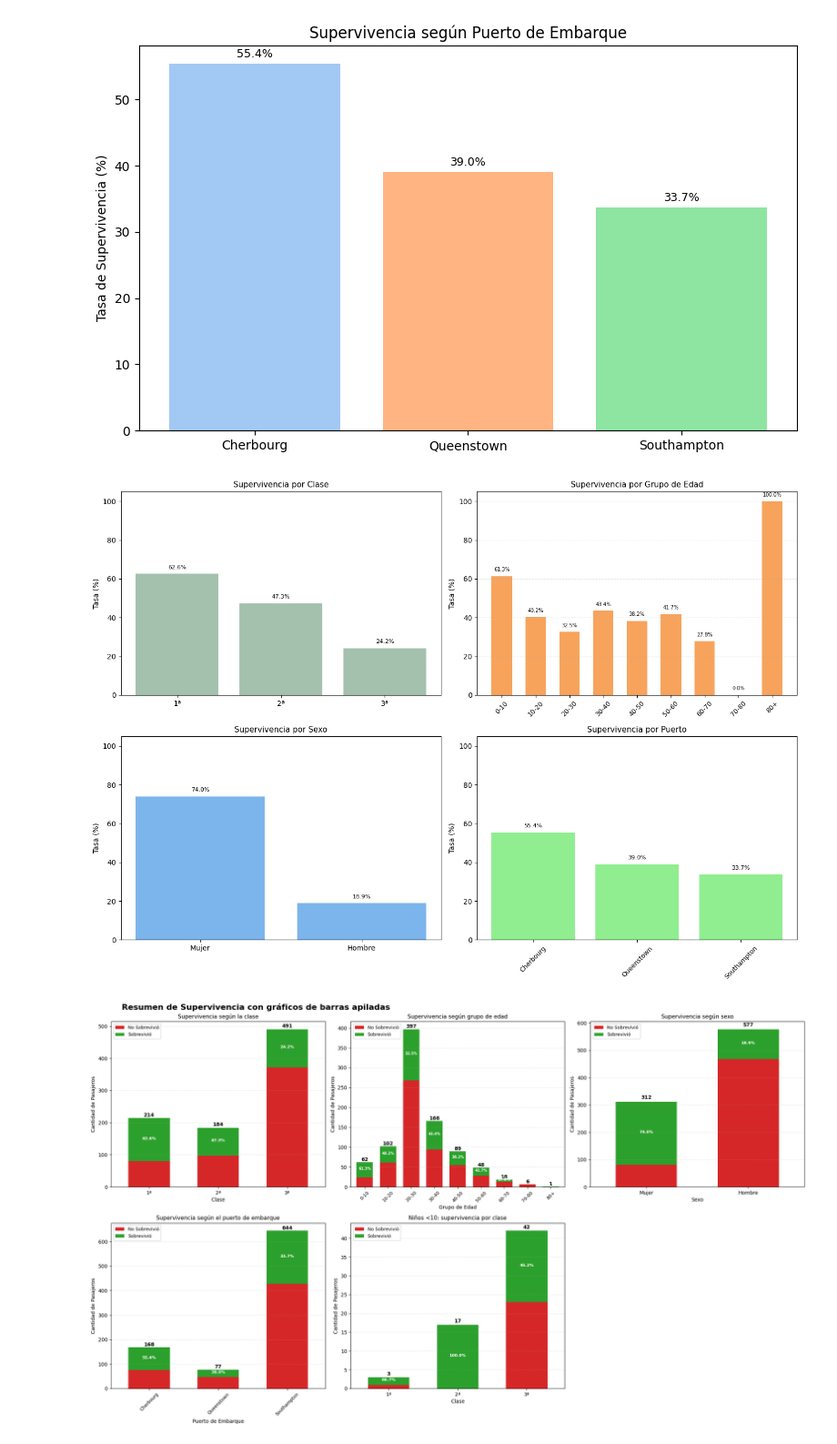
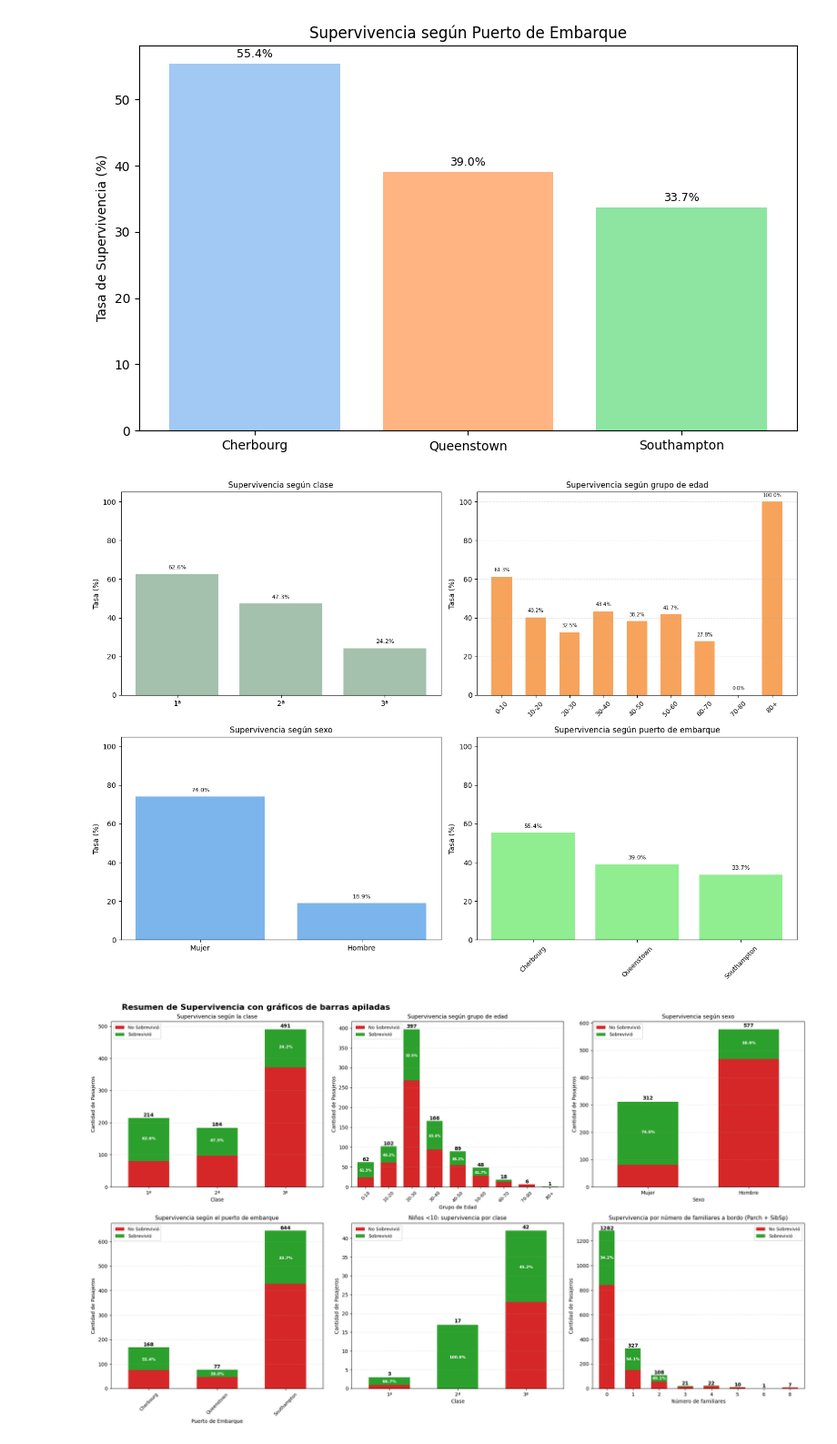
Before and after one commit to maria-enc/portfolio-datos, a Jupyter notebook: titanic/analisis_titanic.ipynb, the cells around one changed output. Shown at 91% size. Drawn from its saved outputs; the diff is of its cells as text; code cells hidden in the pictures.

Commit message:
Corrección gráficas de las figuras e inclusión de la que faltaba. Modificación conclusiones en cuanto a número de familiares

```diff
--- a/titanic/analisis_titanic.ipynb
+++ b/titanic/analisis_titanic.ipynb
@@ -627,7 +644,7 @@ sex_counts = df['Sex'].value_counts()
 
 # Gráfico 1: Por Clase
 axes[0, 0].bar(survival_by_pclass.index, survival_by_pclass.values, color='#a3c1ad')
-axes[0, 0].set_title('Supervivencia por Clase', fontsize=11)
+axes[0, 0].set_title('Supervivencia según clase', fontsize=11)
 axes[0, 0].set_ylabel('Tasa (%)', fontsize=10)
 axes[0, 0].set_xticks([1, 2, 3])
 axes[0, 0].set_xticklabels(['1ª', '2ª', '3ª'])
@@ -637,7 +654,7 @@ for i, (idx, v) in enumerate(survival_by_pclass.items()):
 
 # Gráfico 2: Por Edad
 axes[0, 1].bar(range(len(survival_by_age)), survival_by_age.values, color='#f7a35c', width=0.6)
-axes[0, 1].set_title('Supervivencia por Grupo de Edad', fontsize=11)
+axes[0, 1].set_title('Supervivencia según grupo de edad', fontsize=11)
 axes[0, 1].set_ylabel('Tasa (%)', fontsize=10)
 axes[0, 1].set_xticks(range(len(survival_by_age)))
 axes[0, 1].set_xticklabels(survival_by_age.index, rotation=45, fontsize=9)
@@ -649,7 +666,7 @@ for i, v in enumerate(survival_by_age.values):
 # Gráfico 3: Por Sexo (CORREGIDO - anotaciones y mejor etiquetado)
 sex_labels_map = {'male': 'Hombre', 'female': 'Mujer', 'M': 'Hombre', 'F': 'Mujer'}
 axes[1, 0].bar(range(len(survival_by_sex)), survival_by_sex.values, color='#7cb5ec')
-axes[1, 0].set_title('Supervivencia por Sexo', fontsize=11)
+axes[1, 0].set_title('Supervivencia según sexo', fontsize=11)
 axes[1, 0].set_ylabel('Tasa (%)', fontsize=10)
 axes[1, 0].set_xticks(range(len(survival_by_sex)))
 axes[1, 0].set_xticklabels([sex_labels_map.get(str(idx), str(idx)) for idx in survival_by_sex.index])
@@ -660,7 +677,7 @@ for i, (sex_key, v) in enumerate(survival_by_sex.items()):
 # Gráfico 4: Por Puerto
 embarked_labels = {'C': 'Cherbourg', 'Q': 'Queenstown', 'S': 'Southampton'}
 axes[1, 1].bar(range(len(survival_by_embarked)), survival_by_embarked.values, color='#90ee90')
-axes[1, 1].set_title('Supervivencia por Puerto', fontsize=11)
+axes[1, 1].set_title('Supervivencia según puerto de embarque', fontsize=11)
 axes[1, 1].set_ylabel('Tasa (%)', fontsize=10)
 axes[1, 1].set_xticks(range(len(survival_by_embarked)))
 axes[1, 1].set_xticklabels([embarked_labels.get(idx, idx) for idx in survival_by_embarked.index], rotation=45, fontsize=9)
@@ -673,7 +690,7 @@ plt.tight_layout()
 plt.savefig('supervivencia_titanic.png', dpi=300, bbox_inches='tight')
 plt.show()
 # %% [output]
-[figure, old version]
+[figure, new version]
 # %%
 # Nueva figura con gráficos de barras apiladas: clase, edad, sexo, puerto y niños <10
 fig, axes = plt.subplots(2, 3, figsize=(20, 12))  # 2 filas, 3 columnas
@@ -711,10 +728,10 @@ axes[0,1].legend(['No Sobrevivió','Sobrevivió'], loc='upper left', fontsize=9)
 axes[0,1].grid(axis='y', alpha=0.3, linestyle='--')
 for i,(idx,row) in enumerate(age_survival.iterrows()):
     total=row.sum(); muertos=row[0]; sobrevivientes=row[1]
-    pct=(sobrevivientes/total*100)
+    pct=(sobrevivientes/total*100) if total>30 else 0
     axes[0,1].text(i,total+3,f"{int(total)}",ha='center',fontsize=10,fontweight='bold')
-    if sobrevivientes>0:
-        axes[0,1].text(i,muertos+sobrevivientes/2,f"{pct:.1f}%",ha='center',fontsize=7,color='white',fontweight='bold')
+    if sobrevivientes>0 and pct>0:
+        axes[0,1].text(i,muertos+sobrevivientes/2-5,f"{pct:.1f}%",ha='center',fontsize=7,color='white',fontweight='bold')
 
 # Gráfico 3: Barras apiladas por Sexo
 sex_labels_map={'male':'Hombre','female':'Mujer','M':'Hombre','F':'Mujer'}
@@ -729,7 +746,7 @@ axes[0,2].grid(axis='y',alpha=0.3,linestyle='--')
 for i,(idx,row) in enumerate(sex_survival.iterrows()):
     total=row.sum(); muertos=row[0]; sobrevivientes=row[1]
     pct=(sobrevivientes/total*100)
-    axes[0,2].text(i,total+10,f"{int(total)}",ha='center',fontsize=10,fontweight='bold')
+    axes[0,2].text(i,total+8,f"{int(total)}",ha='center',fontsize=10,fontweight='bold')
     axes[0,2].text(i,muertos+sobrevivientes/2,f"{pct:.1f}%",ha='center',fontsize=8,color='white',fontweight='bold')
 
 # Gráfico 4: Barras apiladas por Puerto
@@ -741,38 +758,57 @@ axes[1,0].set_ylabel('Cantidad de Pasajeros',fontsize=10)
 axes[1,0].set_xlabel('Puerto de Embarque',fontsize=10)
 axes[1,0].set_xticklabels([embarked_labels.get(idx,idx) for idx in embarked_survival.index],rotation=45,fontsize=9)
 axes[1,0].legend(['No Sobrevivió','Sobrevivió'],loc='upper left',fontsize=9)
 axes[1,0].grid(axis='y',alpha=0.3,linestyle='--')
 for i,(idx,row) in enumerate(embarked_survival.iterrows()):
     total=row.sum(); muertos=row[0]; sobrevivientes=row[1]
     pct=(sobrevivientes/total*100)
     axes[1,0].text(i,total+5,f"{int(total)}",ha='center',fontsize=10,fontweight='bold')
-    axes[1,0].text(i,muertos+sobrevivientes/2,f"{pct:.1f}%",ha='center',fontsize=8,color='white',fontweight='bold')
+    axes[1,0].text(i,muertos+sobrevivientes/2-8,f"{pct:.1f}%",ha='center',fontsize=8,color='white',fontweight='bold')
 
 # Gráfico 5: Niños <10 supervivencia por clase
 children=df[df['Age']<10]
 child_survival=pd.crosstab(children['Pclass'],children['Survived'],margins=False)
 child_survival.plot(kind='bar',stacked=True,ax=axes[1,1],color=[color_murio,color_sobrevivio],width=0.6)
 axes[1,1].set_title('Niños <10: supervivencia por clase',fontsize=11)
 axes[1,1].set_ylabel('Cantidad de Pasajeros',fontsize=10)
 axes[1,1].set_xlabel('Clase',fontsize=10)
 axes[1,1].set_xticklabels(['1ª','2ª','3ª'],rotation=0)
 axes[1,1].legend(['No Sobrevivió','Sobrevivió'],loc='upper left',fontsize=9)
 axes[1,1].grid(axis='y',alpha=0.3,linestyle='--')
 for i,(idx,row) in enumerate(child_survival.iterrows()):
     total=row.sum(); muertos=row[0]; sobrevivientes=row[1]
     pct=(sobrevivientes/total*100) if total>0 else 0
     axes[1,1].text(i,total+0.5,f"{int(total)}",ha='center',fontsize=10,fontweight='bold')
-    axes[1,1].text(i,muertos+sobrevivientes/2,f"{pct:.1f}%",ha='center',fontsize=8,color='white',fontweight='bold')
+    axes[1,1].text(i,muertos+sobrevivientes/2-0.5,f"{pct:.1f}%",ha='center',fontsize=8,color='white',fontweight='bold')
 
-# ocultar eje sobrante
-axes[1,2].axis('off')
+# Gráfico 6: Supervivencia por número de familiares a bordo (Parch + SibSp)
+parch_survival=pd.crosstab(df['Parch'],df['Survived'],margins=False)
+sibsp_survival=pd.crosstab(df['SibSp'],df['Survived'],margins=False)
+family_survival=parch_survival.add(sibsp_survival, fill_value=0)
+family_survival.plot(kind='bar',stacked=True,ax=axes[1,2],color=[color_murio,color_sobrevivio],width=0.6)
+axes[1,2].set_title('Supervivencia por número de familiares a bordo (Parch + SibSp)',fontsize=11)
+axes[1,2].set_ylabel('Cantidad de Pasajeros',fontsize=10)
+axes[1,2].set_xlabel('Número de familiares',fontsize=10)
+axes[1,2].set_xticks(range(len(family_survival.index)))
+axes[1,2].set_xticklabels(family_survival.index, rotation=0)
+axes[1,2].legend(['No Sobrevivió','Sobrevivió'],loc='upper right',fontsize=9)
+axes[1,2].grid(axis='y',alpha=0.3,linestyle='--')
+for i,(idx,row) in enumerate(family_survival.iterrows()):
+    total=row.sum(); muertos=row[0]; sobrevivientes=row[1]
+    pct=(sobrevivientes/total*100) if total>50 else 0
+    axes[1,2].text(i,total+8,f"{int(total)}",ha='center',fontsize=10,fontweight='bold')
+    if sobrevivientes>0 and pct>0:
+        axes[1,2].text(i,muertos+sobrevivientes/2-8,f"{pct:.1f}%",ha='center',fontsize=8,color='white',fontweight='bold')
+
+
+
 
 plt.tight_layout()
 
 plt.savefig('supervivencia_titanic_barras_apiladas.png', dpi=300, bbox_inches='tight')
 plt.show()
 # %% [output]
-[figure, old version]
+[figure, new version]
 # %% [markdown]
 # Conclusiones
 
```
Also changed, not shown: parts of 2 cells of this notebook, 3 other files.
